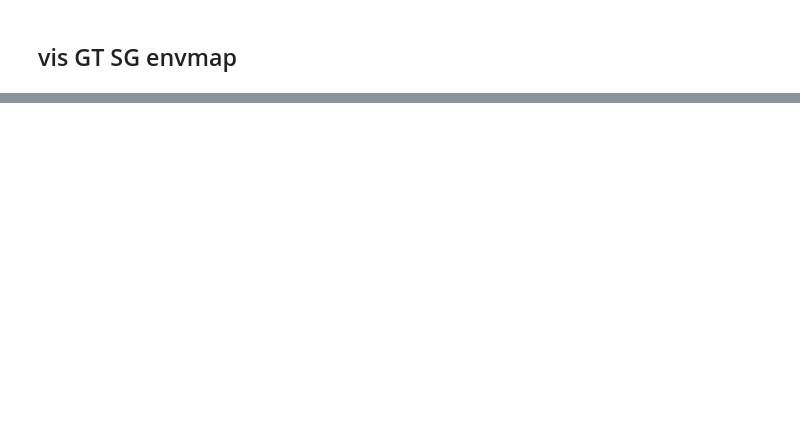
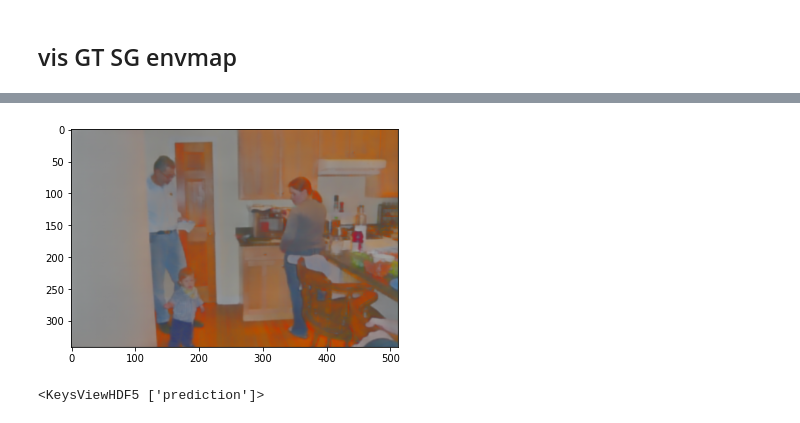
Before and after one commit to Jerrypiglet/IRISFormer_beta, a Jupyter notebook: notebooks/20211114-CVPR22-visLighting.ipynb, the cells around one changed output, grey strips where cells are left out. Drawn from its saved outputs; the diff is of its cells as text; code cells hidden in the pictures; blank space fills up the shorter version.

```diff
--- a/notebooks/20211114-CVPR22-visLighting.ipynb
+++ b/notebooks/20211114-CVPR22-visLighting.ipynb
@@ -87,0 +85,19 @@ dtype('float32')
+# %%
+import h5py
+imName = '../third_parties_outside/CGIntrinsics/69896.png.h5'
+hf = h5py.File(imName, 'r')
+im = np.array(hf.get('prediction' )['R'] )
+im.shape
+
+plt.figure()
+plt.imshow(im)
+plt.show()
+
+im = Image.fromarray((im*255.).astype(np.uint8))
+im.save("/home/ruizhu/Downloads/aa.png")
+# %% [output]
+[figure, added]
+# %%
+hf.keys()
+# %% [output]
+<KeysViewHDF5 ['prediction']>
```
Also changed, not shown: parts of 2 cells of this notebook, 4 other files.
